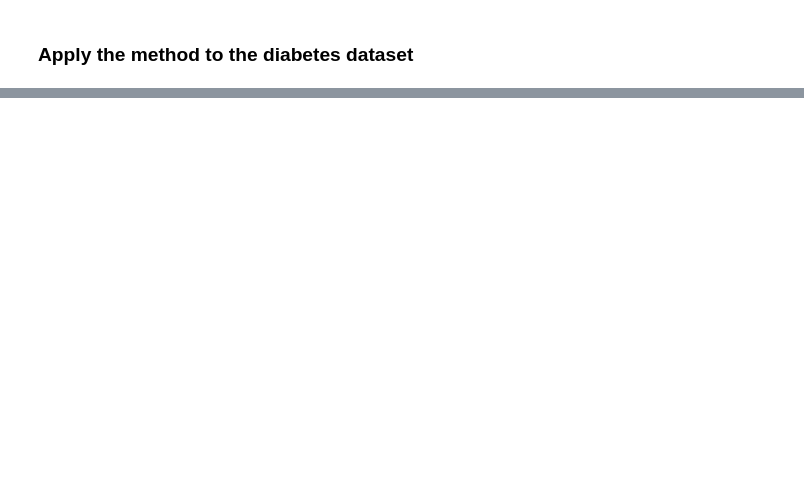
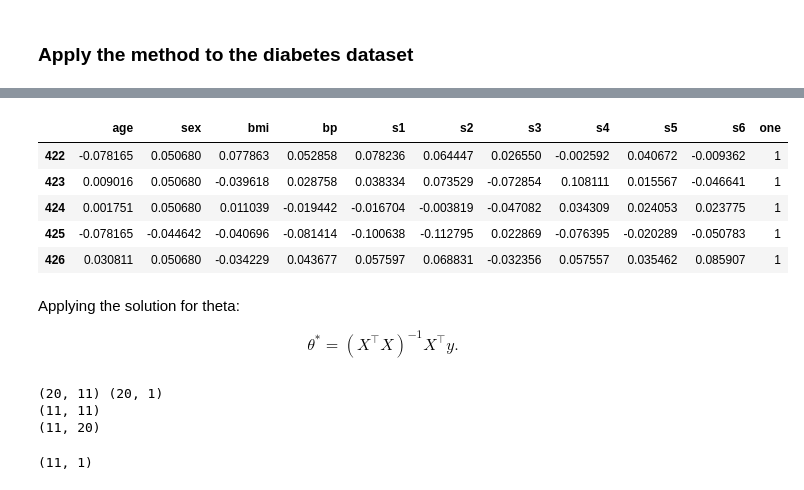
Before and after one commit to ShaunakSen/Data-Science-and-Machine-Learning, a Jupyter notebook: Applied_ML_CS_5785.ipynb, the cells around one changed output, grey strips where cells are left out. Drawn from its saved outputs; the diff is of its cells as text; code cells hidden in the pictures; blank space fills up the shorter version.

```diff
--- a/Applied_ML_CS_5785.ipynb
+++ b/Applied_ML_CS_5785.ipynb
@@ -1300,0 +1332,29 @@ This theta* is the closed form solution
+# %%
+X_train.head()
+# %% [output]
+|  | age | sex | bmi | bp | s1 | s2 | s3 | s4 | s5 | s6 | one |
+| 422 | -0.078165 | 0.050680 | 0.077863 | 0.052858 | 0.078236 | 0.064447 | 0.026550 | -0.002592 | 0.040672 | -0.009362 | 1 |
+| 423 | 0.009016 | 0.050680 | -0.039618 | 0.028758 | 0.038334 | 0.073529 | -0.072854 | 0.108111 | 0.015567 | -0.046641 | 1 |
+| 424 | 0.001751 | 0.050680 | 0.011039 | -0.019442 | -0.016704 | -0.003819 | -0.047082 | 0.034309 | 0.024053 | 0.023775 | 1 |
+| 425 | -0.078165 | -0.044642 | -0.040696 | -0.081414 | -0.100638 | -0.112795 | 0.022869 | -0.076395 | -0.020289 | -0.050783 | 1 |
+| 426 | 0.030811 | 0.050680 | -0.034229 | 0.043677 | 0.057597 | 0.068831 | -0.032356 | 0.057557 | 0.035462 | 0.085907 | 1 |
+# %% [markdown]
+Applying the solution for theta:
+
+$$ \theta^* = (X^\top X)^{-1} X^\top y.$$
+# %%
+print (X_train.shape, y_train.shape)
+
+print (X_train.T.dot(X_train).shape)
+
+print (X_train.T.dot(X_train).dot(X_train.T).shape)
+# %% [output]
+(20, 11) (20, 1)
+(11, 11)
+(11, 20)
+# %%
+theta_best = np.linalg.inv(X_train.T.dot(X_train)).dot(X_train.T).dot(y_train) ### op shape should be 11x1 (dx1)
+
+print (theta_best.shape)
+# %% [output]
+(11, 1)
```
Also changed, not shown: parts of 10 cells of this notebook.
